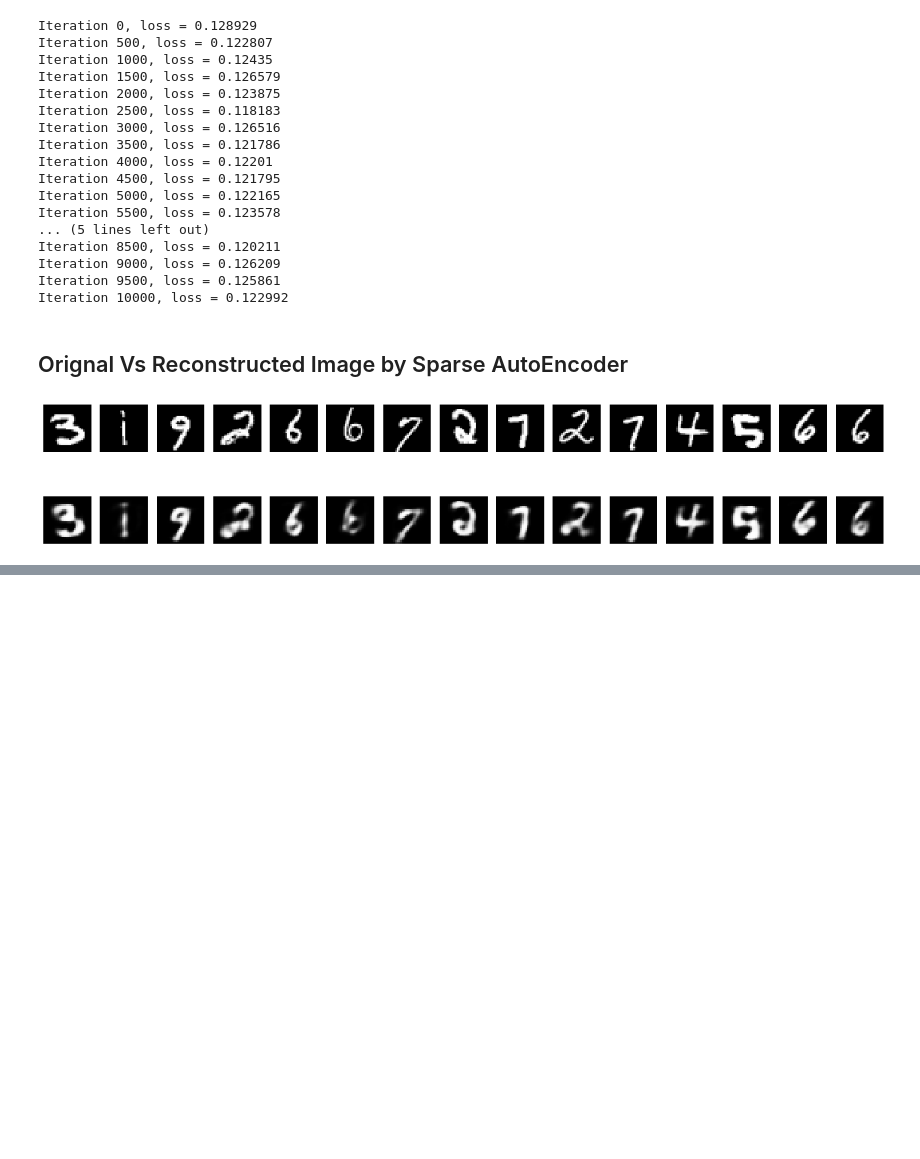
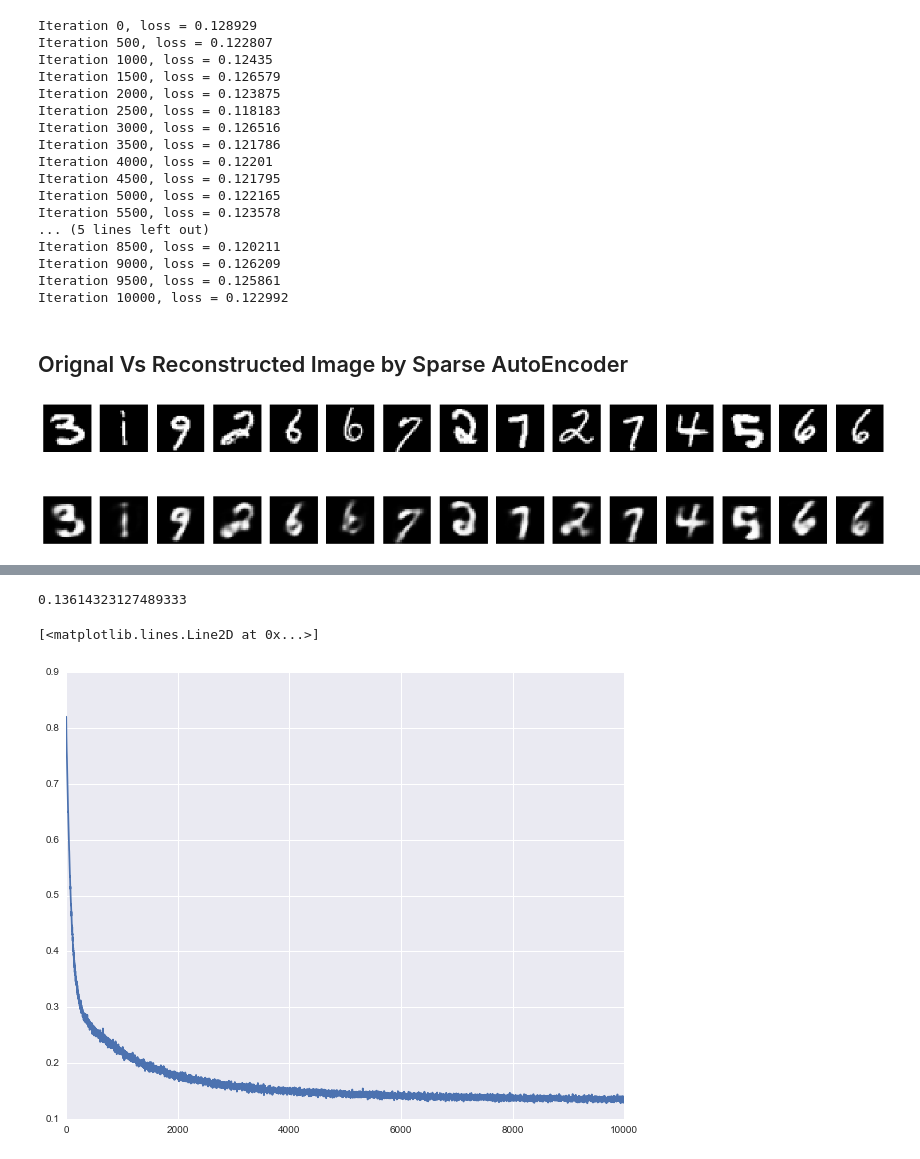
Before and after one commit to stimuli93/DeepLearning, a Jupyter notebook: AutoEncoder.ipynb, the cells around one changed output, grey strips where cells are left out. Cells and saved outputs as stored; diff of their text form; code cells hidden in the pictures; blank space fills up the shorter version.

```diff
--- a/AutoEncoder.ipynb
+++ b/AutoEncoder.ipynb
@@ -203,0 +238,6 @@ plt.show()
+# %%
+X_train,X_val,y_train,y_val = train_test_split(X_corrupt,X, test_size=0.3)
+# %%
+simple_encoder = SimpleAutoEncoder(inputSize=input_size, hiddenSize=hiddenSize)
+# %%
+simple_encoder.train(X=X_train, y=y_train, learning_rate=2e-4, reg=1e-6, opt='rmsprop', n_iters=10001)
@@ -203,0 +262,9 @@ plt.show()
+# %%
+simple_encoder.getloss(X_val,y_val)
+# %% [output]
+0.13614323127489333
+# %%
+plt.plot(simple_encoder.loss_history)
+# %% [output]
+[<matplotlib.lines.Line2D at 0x...>]
+[figure, added]
```
Also changed, not shown: parts of 21 cells of this notebook.
